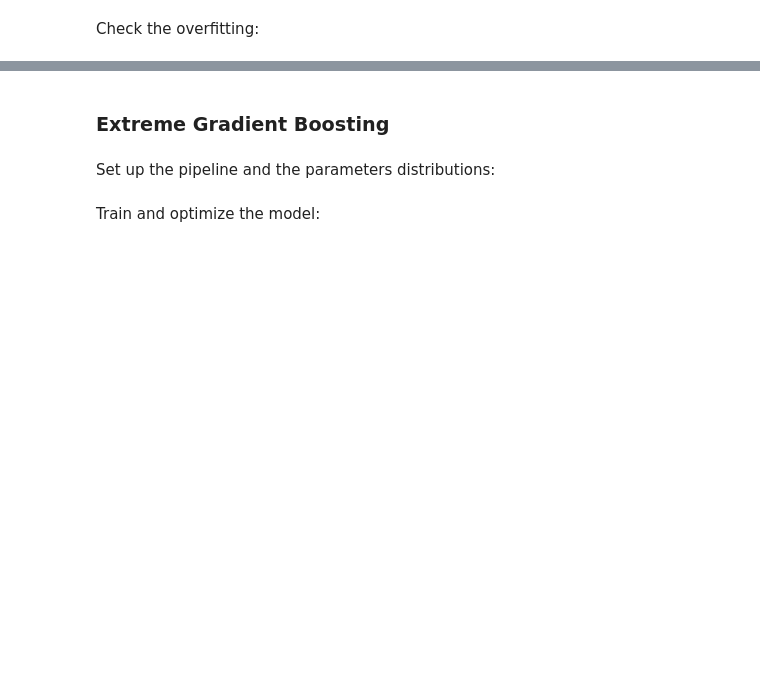
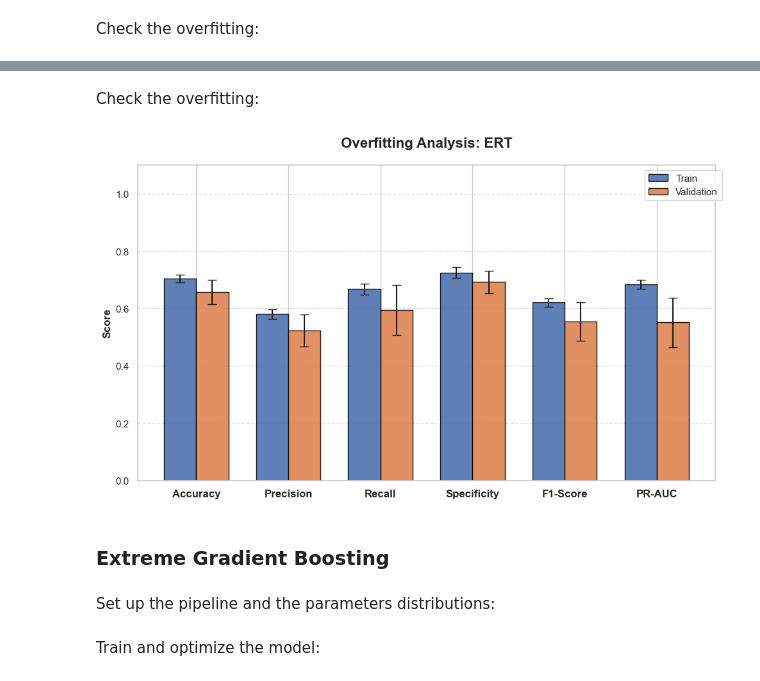
Before and after one commit to MiguelGomGar/TFM, a Jupyter notebook: notebooks/models_testing.ipynb, the cells around one changed output, grey strips where cells are left out. Cells and saved outputs as stored; diff of their text form; code cells hidden in the pictures; blank space fills up the shorter version.

```diff
--- a/notebooks/models_testing.ipynb
+++ b/notebooks/models_testing.ipynb
@@ -480,3 +560,11 @@ plot_overfitting_bars(train_metrics_mean_RF, val_metrics_mean_RF,
+# %% [markdown]
+Check the overfitting:
+# %%
+plot_overfitting_bars(train_metrics_mean_ET, val_metrics_mean_ET,
+                    train_metrics_std_ET, val_metrics_std_ET,
+                    model_name="ERT")
+# %% [output]
+[figure, added]
 # %% [markdown]
 ### Extreme Gradient Boosting
 # %% [markdown]
```
Also changed, not shown: parts of 34 cells of this notebook, 14 other files.
